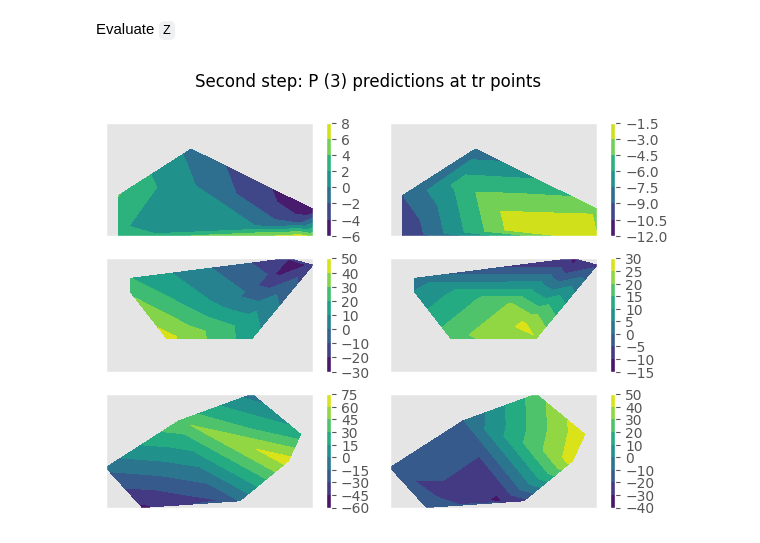
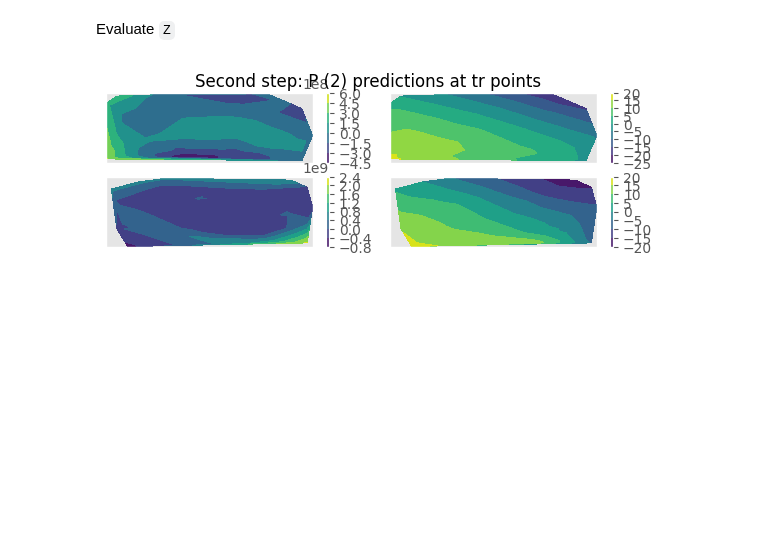
Before and after one commit to TADSGroup/kernelequationlearning, a Jupyter notebook: examples/Darcy/onepfive_step.ipynb, the cells around one changed output. Drawn from its saved outputs; the diff is of its cells as text; code cells hidden in the pictures; blank space fills up the shorter version.

Commit message:
added two step

```diff
--- a/examples/Darcy/onepfive_step.ipynb
+++ b/examples/Darcy/onepfive_step.ipynb
@@ -107,16 +107,16 @@ for i in range(m):
     Zi = Z_warm[i*N_gh_tr:(i+1)*N_gh_tr]
     optim_sgm = two_step_dict.get('optim_sgm_u')[i]
     optim_nugget = two_step_dict.get('optim_nugget_u')[i]
-    G = K_2D(Gaussian2D, X_gh_tr[:N_gh_tr], X_gh_tr[:N_gh_tr], optim_sgm)
+    G = K_2D(Gaussian2D, X_gh_tr[i*N_gh_tr:(i+1)*N_gh_tr], X_gh_tr[i*N_gh_tr:(i+1)*N_gh_tr], optim_sgm)
     alphas = jnp.linalg.solve(G + optim_nugget*jnp.eye(N_gh_tr),Zi)
 
 
-    Zi_x1 = jnp.dot(K_dot2D(Gaussian2D, X_gh_tr[:N_gh_tr], X_gh_tr[:N_gh_tr], optim_sgm, 0), alphas)
-    Zi_x1x1 = jnp.dot(K_2dot2D(Gaussian2D, X_gh_tr[:N_gh_tr], X_gh_tr[:N_gh_tr], optim_sgm, 0,0), alphas)
-    Zi_x2 = jnp.dot(K_dot2D(Gaussian2D, X_gh_tr[:N_gh_tr], X_gh_tr[:N_gh_tr], optim_sgm, 1), alphas)
-    Zi_x2x2 = jnp.dot(K_2dot2D(Gaussian2D, X_gh_tr[:N_gh_tr], X_gh_tr[:N_gh_tr], optim_sgm, 1,1), alphas)
+    Zi_x1 = jnp.dot(K_dot2D(Gaussian2D, X_gh_tr[i*N_gh_tr:(i+1)*N_gh_tr], X_gh_tr[i*N_gh_tr:(i+1)*N_gh_tr], optim_sgm, 0), alphas)
+    Zi_x2 = jnp.dot(K_dot2D(Gaussian2D, X_gh_tr[i*N_gh_tr:(i+1)*N_gh_tr], X_gh_tr[i*N_gh_tr:(i+1)*N_gh_tr], optim_sgm, 1), alphas)
+    Zi_x1x1 = jnp.dot(K_2dot2D(Gaussian2D, X_gh_tr[i*N_gh_tr:(i+1)*N_gh_tr], X_gh_tr[i*N_gh_tr:(i+1)*N_gh_tr], optim_sgm, 0,0), alphas)
+    Zi_x2x2 = jnp.dot(K_2dot2D(Gaussian2D, X_gh_tr[i*N_gh_tr:(i+1)*N_gh_tr], X_gh_tr[i*N_gh_tr:(i+1)*N_gh_tr], optim_sgm, 1,1), alphas)
 
-    S_gh_tri = jnp.vstack((X_gh_tr[:N_gh_tr].T, Zi, Zi_x1,Zi_x2, Zi_x1x1, Zi_x2x2)).T
+    S_gh_tri = jnp.vstack((X_gh_tr[i*N_gh_tr:(i+1)*N_gh_tr].T, Zi, Zi_x1,Zi_x2, Zi_x1x1, Zi_x2x2)).T
     # print shapes and values here
     S_gh_tr = S_gh_tr.at[i*N_gh_tr:(i+1)*N_gh_tr,:].set(S_gh_tri)
 # Scaling S_N_gh_tr
@@ -143,7 +143,7 @@ sigma_K = jnp.array(two_step_dict.get('optim_sgm_u'))
 nugget_K = two_step_dict.get('optim_nugget_u')
 K_XNs = []
 for i in range(m):
-    K_XN = K(Gaussian,X_gh_tr[:N_gh_tr],X_gh_tr[:N_gh_tr],sigma_K[i])
+    K_XN = K_2D(Gaussian2D,X_gh_tr[:N_gh_tr],X_gh_tr[:N_gh_tr],sigma_K[i])
     K_XNs.append(K_XN + nugget_K[i]*jnp.eye(N_gh_tr))
 
 rkhs_u_first_iter = []
@@ -174,7 +174,7 @@ def L(Z, X_gh_tr, U_gh_tr, M_gh_tr, f_gh_tr_pred, two_step_dict, lmbd):
 
     ### Set up
     # N = 7*7
-    m = 3
+    m = 2
     #print('Z:', Z)
     # Constrain the value of Z with known info
     #Z = jnp.where(M_gh_tr, U_gh_tr, Z)
@@ -187,15 +187,15 @@ def L(Z, X_gh_tr, U_gh_tr, M_gh_tr, f_gh_tr_pred, two_step_dict, lmbd):
         Zi = Z[i*N_gh_tr:(i+1)*N_gh_tr]
         optim_sgm = two_step_dict.get('optim_sgm_u')[i]
         optim_nugget = two_step_dict.get('optim_nugget_u')[i]
-        G = K_2D(Gaussian2D, X_gh_tr[:N_gh_tr], X_gh_tr[:N_gh_tr], optim_sgm)
+        G = K_2D(Gaussian2D, X_gh_tr[i*N_gh_tr:(i+1)*N_gh_tr], X_gh_tr[i*N_gh_tr:(i+1)*N_gh_tr], optim_sgm)
         alphas = jnp.linalg.solve(G + optim_nugget*jnp.eye(N_gh_tr),Zi)
 
-        Zi_x1 = jnp.dot(K_dot2D(Gaussian2D, X_gh_tr[:N_gh_tr], X_gh_tr[:N_gh_tr], optim_sgm, 0), alphas)
-        Zi_x1x1 = jnp.dot(K_2dot2D(Gaussian2D, X_gh_tr[:N_gh_tr], X_gh_tr[:N_gh_tr], optim_sgm, 0,0), alphas)
-        Zi_x2 = jnp.dot(K_dot2D(Gaussian2D, X_gh_tr[:N_gh_tr], X_gh_tr[:N_gh_tr], optim_sgm, 1), alphas)
-        Zi_x2x2 = jnp.dot(K_2dot2D(Gaussian2D, X_gh_tr[:N_gh_tr], X_gh_tr[:N_gh_tr], optim_sgm, 1,1), alphas)
+        Zi_x1 = jnp.dot(K_dot2D(Gaussian2D, X_gh_tr[i*N_gh_tr:(i+1)*N_gh_tr], X_gh_tr[i*N_gh_tr:(i+1)*N_gh_tr], optim_sgm, 0), alphas)
+        Zi_x2 = jnp.dot(K_dot2D(Gaussian2D, X_gh_tr[i*N_gh_tr:(i+1)*N_gh_tr], X_gh_tr[i*N_gh_tr:(i+1)*N_gh_tr], optim_sgm, 1), alphas)
+        Zi_x1x1 = jnp.dot(K_2dot2D(Gaussian2D, X_gh_tr[i*N_gh_tr:(i+1)*N_gh_tr], X_gh_tr[i*N_gh_tr:(i+1)*N_gh_tr], optim_sgm, 0,0), alphas)
+        Zi_x2x2 = jnp.dot(K_2dot2D(Gaussian2D, X_gh_tr[i*N_gh_tr:(i+1)*N_gh_tr], X_gh_tr[i*N_gh_tr:(i+1)*N_gh_tr], optim_sgm, 1,1), alphas)
 
-        Si = jnp.vstack((X_gh_tr[:N_gh_tr].T,Zi, Zi_x1,Zi_x2, Zi_x1x1,Zi_x2x2)).T
+        Si = jnp.vstack((X_gh_tr[i*N_gh_tr:(i+1)*N_gh_tr].T,Zi, Zi_x1,Zi_x2, Zi_x1x1,Zi_x2x2)).T
         # print shapes and values here
         S_gh_tr = S_gh_tr.at[i*N_gh_tr:(i+1)*N_gh_tr,:].set(Si)
     # Scaling S_gh_tr
@@ -214,7 +214,7 @@ def L(Z, X_gh_tr, U_gh_tr, M_gh_tr, f_gh_tr_pred, two_step_dict, lmbd):
     b = jnp.linalg.solve(Gamma,f_gh_tr_pred)
 
     # First term
-    L1 = jnp.dot(f.T , b) / two_step_dict.get('rkhs_P_train')
+    L1 = jnp.dot(f_gh_tr_pred.T , b) / two_step_dict.get('rkhs_P_train')
     #print('L1: ', L1)
 
     # Second term
@@ -222,7 +222,7 @@ def L(Z, X_gh_tr, U_gh_tr, M_gh_tr, f_gh_tr_pred, two_step_dict, lmbd):
     nugget_K = two_step_dict.get('optim_nugget_u')
     K_XNs = []
     for i in range(m):
-        K_XN = K(Gaussian,X_gh_tr[:N_gh_tr],X_gh_tr[:N_gh_tr],sigma_K[i])
+        K_XN = K_2D(Gaussian2D,X_gh_tr[:N_gh_tr],X_gh_tr[:N_gh_tr],sigma_K[i])
         K_XNs.append(K_XN + nugget_K[i]*jnp.eye(N_gh_tr))
 
     L2 = 0.
@@ -333,23 +333,23 @@ f_tr_pred = krr_optimal_P.predict(S_tr_s)
 f_te_pred = krr_optimal_P.predict(S_te_s)
 # %%
 # Interpolant P^* at tr points : P^*(hat S_tr) vs. P(hat S_tr)
-fig, axs = plt.subplots(figsize = (7,5), nrows = m, ncols = 2, sharex = True, sharey = True)
+fig, axs = plt.subplots(figsize = (7,m), nrows = m, ncols = 2, sharex = True, sharey = True)
 fig.subplots_adjust(hspace=0.2, wspace=0.1)
 fig.suptitle('Second step: P ({}) predictions at tr points'.format(m))
 for i in range(m):
         axsi0 = axs[i,0].tricontourf(S_tr[i*N_tr:(i+1)*N_tr,0], S_tr[i*N_tr:(i+1)*N_tr,1], f_tr2[i*N_tr:(i+1)*N_tr])
         plt.colorbar(axsi0, ax = axs[i,0])
         axsi1 = axs[i,1].tricontourf(S_tr[i*N_tr:(i+1)*N_tr,0], S_tr[i*N_tr:(i+1)*N_tr,1], f_tr_pred[i*N_tr:(i+1)*N_tr])
         plt.colorbar(axsi1, ax = axs[i,1])
         axs[i,0].set_yticklabels([])
         axs[i,0].set_xticklabels([])
         axs[i,0].set_yticks([])
         axs[i,0].set_xticks([])
         axs[i,1].set_yticklabels([])
         axs[i,1].set_xticklabels([])
         axs[i,1].set_yticks([])
         axs[i,1].set_xticks([])
 # %% [output]
-[figure, old version]
+[figure, new version]
 # %%
 # Interpolant P^* at gh_tr points : P^*(hat S_gh_tr) vs. P(hat S_gh_tr)
```
Also changed, not shown: parts of 5 cells of this notebook, 21 other files.
